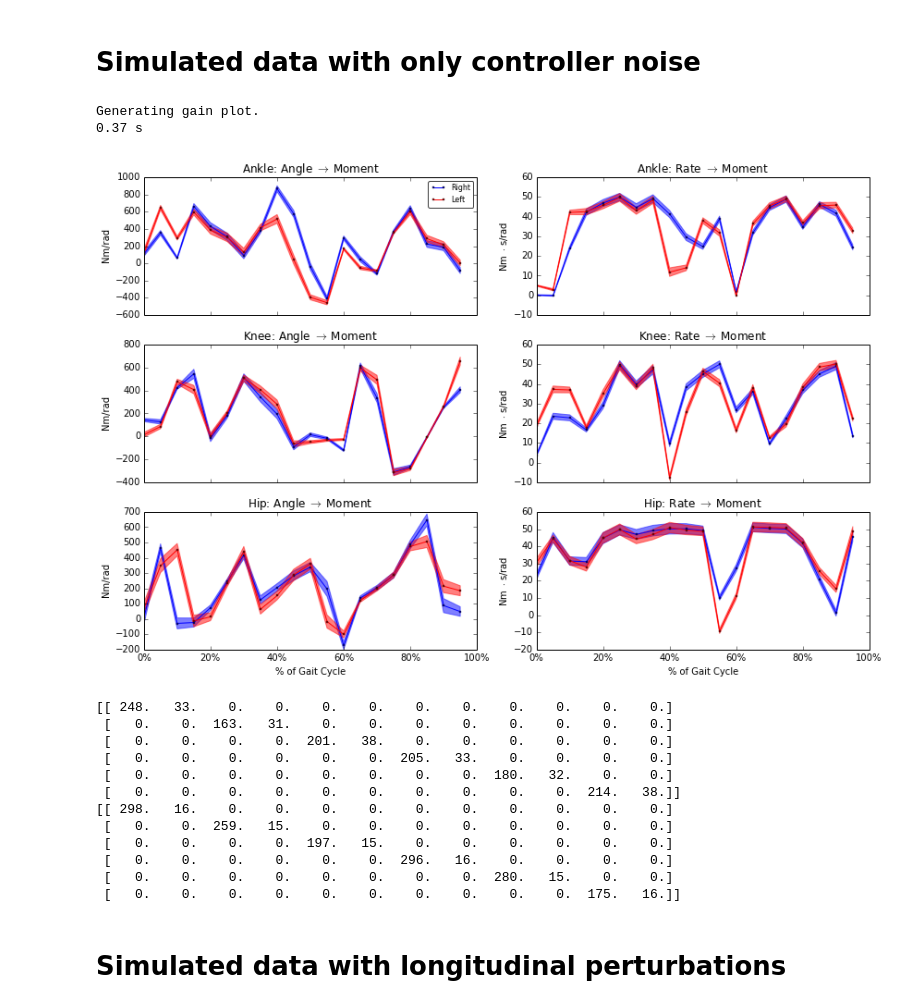
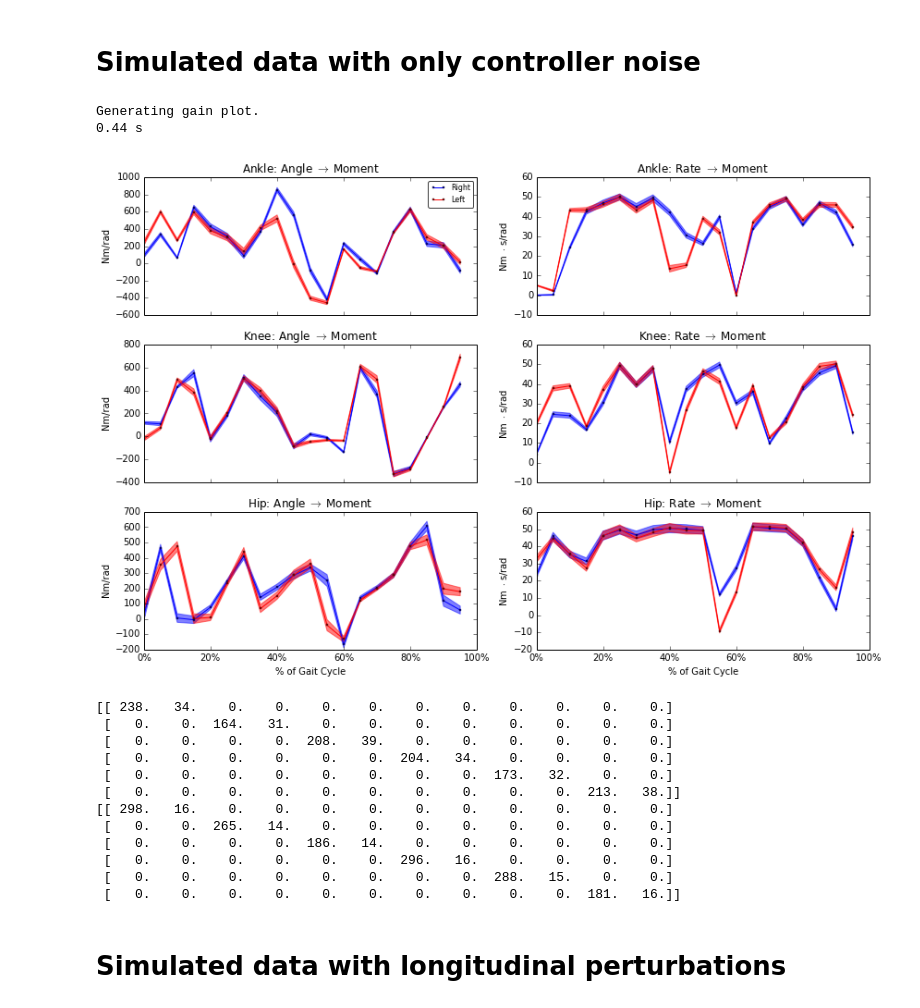
Before and after one commit to csu-hmc/gait-control-direct-id-paper, a Jupyter notebook: notebooks/identify_from_simulated_data.ipynb, the cells around one changed output. Cells and saved outputs as stored; diff of their text form; code cells hidden in the pictures.

```diff
--- a/notebooks/identify_from_simulated_data.ipynb
+++ b/notebooks/identify_from_simulated_data.ipynb
@@ -80,38 +95,38 @@ print(result[0].std(axis=0))
 # %%
 df = pandas.read_csv('../data/simulated-data-with-controller-noise-600-seconds.txt',
                      delimiter='\t', index_col='TimeStamp')
 df.rename(columns=utils.simulated_data_header_map(), inplace=True)
 walk_data = WalkingData(df)
 null = walk_data.grf_landmarks('FP2.ForY', 'FP1.ForY', threshold=5.0)
 cycles = walk_data.split_at('right', num_samples=20)
 sensors, controls = utils.load_sensors_and_controls()
-solver = SimpleControlSolver(cycles, sensors, controls)
+solver = SimpleControlSolver(cycles.iloc[:400], sensors, controls, cycles.iloc[400:])
 gain_omission_matrix = np.zeros((len(controls), len(sensors))).astype(bool)
 for i, row in enumerate(gain_omission_matrix):
     row[2 * i:2 * i + 2] = True
 result = solver.solve(gain_omission_matrix=gain_omission_matrix)
 fig, axes = utils.plot_joint_isolated_gains(sensors, controls, result[0], result[3])
 # %% [output]
 Generating gain plot.
-0.37 s
+0.44 s
-[figure, old version]
+[figure, new version]
 # %%
 np.set_printoptions(precision=0)
 print(result[0].mean(axis=0))
 print(result[0].std(axis=0))
 # %% [output]
-[[ 248.   33.    0.    0.    0.    0.    0.    0.    0.    0.    0.    0.]
- [   0.    0.  163.   31.    0.    0.    0.    0.    0.    0.    0.    0.]
- [   0.    0.    0.    0.  201.   38.    0.    0.    0.    0.    0.    0.]
- [   0.    0.    0.    0.    0.    0.  205.   33.    0.    0.    0.    0.]
- [   0.    0.    0.    0.    0.    0.    0.    0.  180.   32.    0.    0.]
- [   0.    0.    0.    0.    0.    0.    0.    0.    0.    0.  214.   38.]]
+[[ 238.   34.    0.    0.    0.    0.    0.    0.    0.    0.    0.    0.]
+ [   0.    0.  164.   31.    0.    0.    0.    0.    0.    0.    0.    0.]
+ [   0.    0.    0.    0.  208.   39.    0.    0.    0.    0.    0.    0.]
+ [   0.    0.    0.    0.    0.    0.  204.   34.    0.    0.    0.    0.]
+ [   0.    0.    0.    0.    0.    0.    0.    0.  173.   32.    0.    0.]
+ [   0.    0.    0.    0.    0.    0.    0.    0.    0.    0.  213.   38.]]
 [[ 298.   16.    0.    0.    0.    0.    0.    0.    0.    0.    0.    0.]
- [   0.    0.  259.   15.    0.    0.    0.    0.    0.    0.    0.    0.]
- [   0.    0.    0.    0.  197.   15.    0.    0.    0.    0.    0.    0.]
+ [   0.    0.  265.   14.    0.    0.    0.    0.    0.    0.    0.    0.]
+ [   0.    0.    0.    0.  186.   14.    0.    0.    0.    0.    0.    0.]
  [   0.    0.    0.    0.    0.    0.  296.   16.    0.    0.    0.    0.]
- [   0.    0.    0.    0.    0.    0.    0.    0.  280.   15.    0.    0.]
- [   0.    0.    0.    0.    0.    0.    0.    0.    0.    0.  175.   16.]]
+ [   0.    0.    0.    0.    0.    0.    0.    0.  288.   15.    0.    0.]
+ [   0.    0.    0.    0.    0.    0.    0.    0.    0.    0.  181.   16.]]
 # %% [markdown]
 # Simulated data with longitudinal perturbations
 # %%
```
Also changed, not shown: parts of 20 cells of this notebook.
